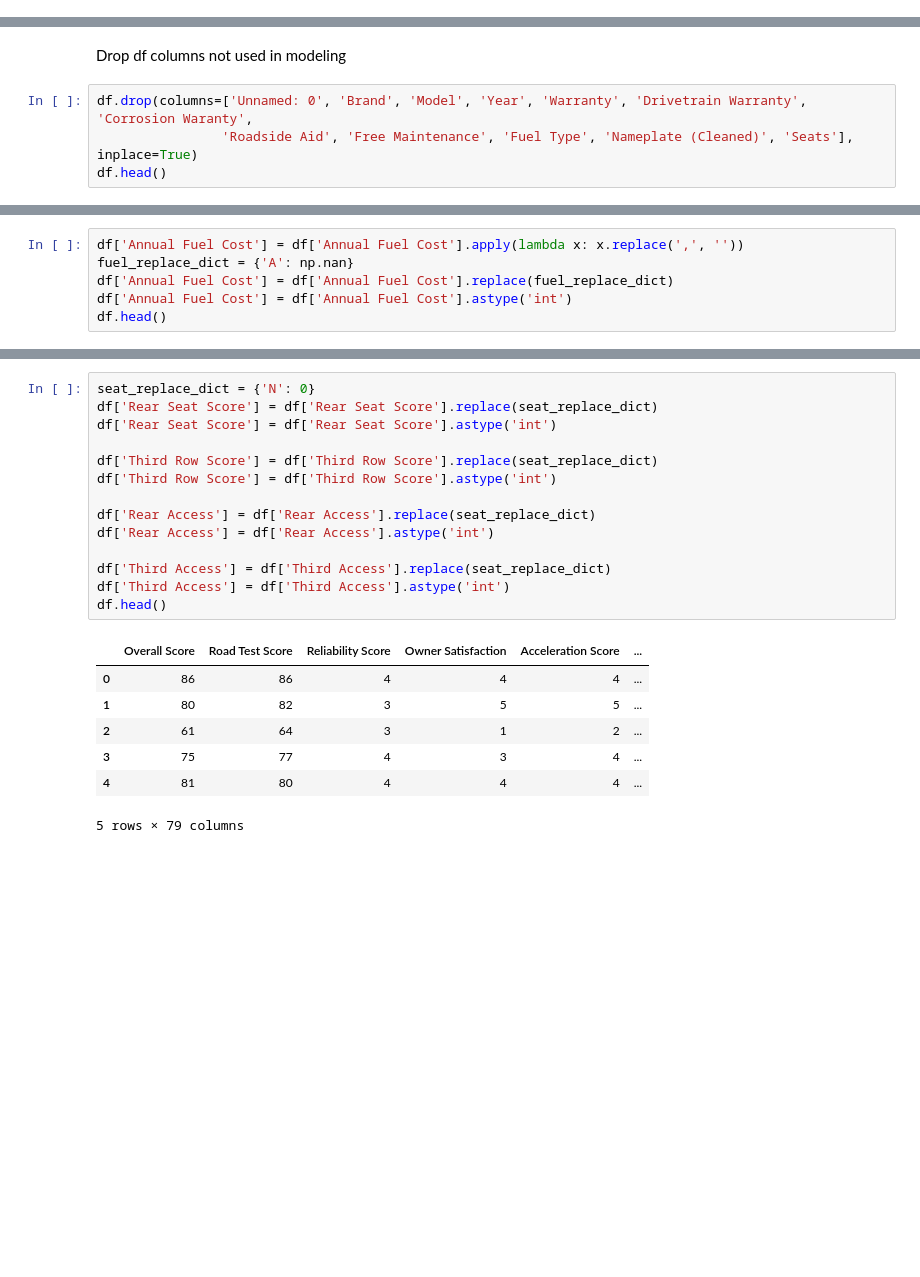
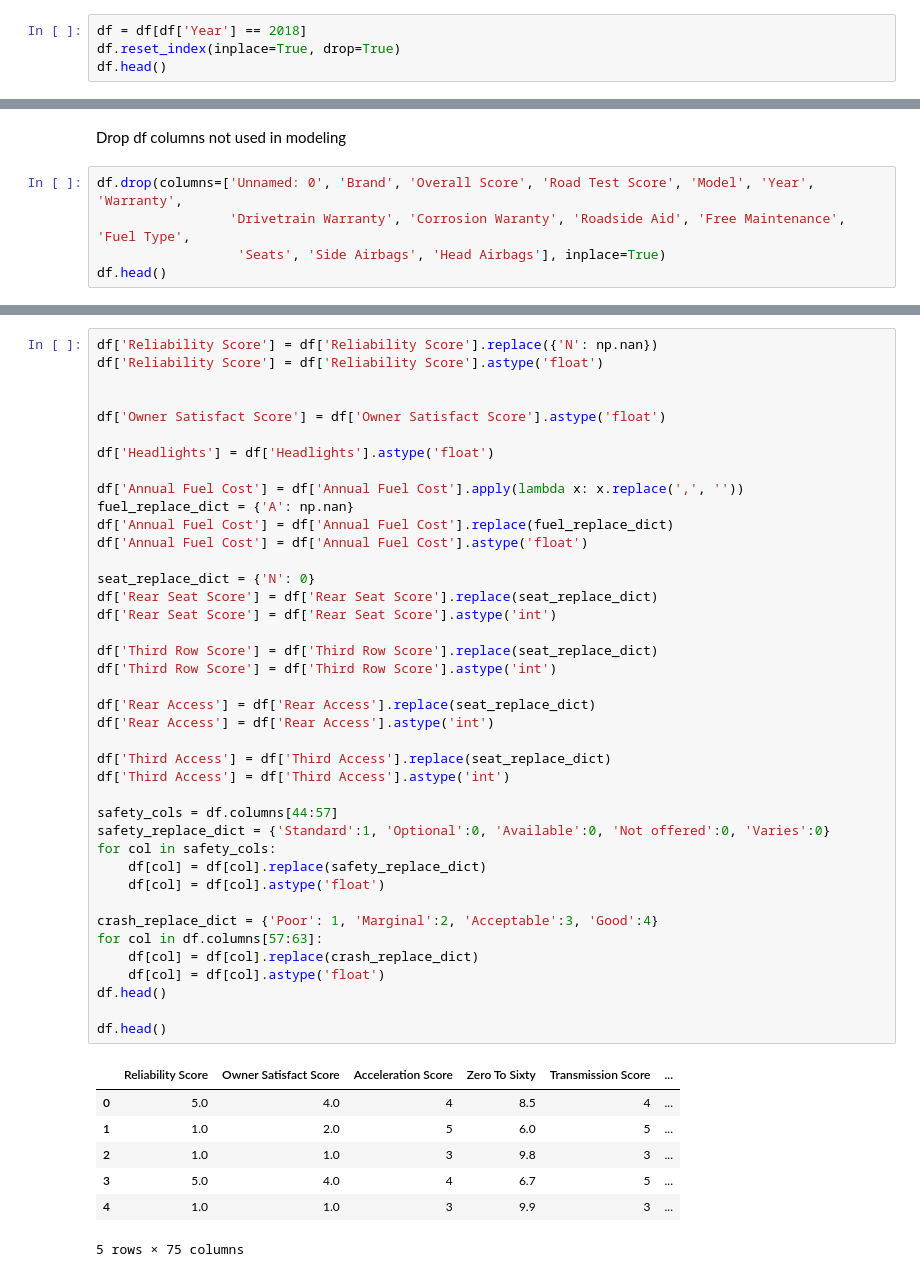
Before and after one commit to blantj/consumer_reports_sales_regression, a Jupyter notebook: Modeling.ipynb, the cells around one changed output, grey strips where cells are left out. Saved outputs shown, nothing was run; the diff lists cells and outputs as text; blank space fills up the shorter version.

```diff
--- a/Modeling.ipynb
+++ b/Modeling.ipynb
@@ -20,0 +30,4 @@ df.head()
+# %%
+df = df[df['Year'] == 2018]
+df.reset_index(inplace=True, drop=True)
+df.head()
@@ -45,7 +66,8 @@ memory usage: 164.4+ KB
 # %% [markdown]
 Drop df columns not used in modeling
 # %%
-df.drop(columns=['Unnamed: 0', 'Brand', 'Model', 'Year', 'Warranty', 'Drivetrain Warranty', 'Corrosion Waranty',
-                'Roadside Aid', 'Free Maintenance', 'Fuel Type', 'Nameplate (Cleaned)', 'Seats'], inplace=True)
+df.drop(columns=['Unnamed: 0', 'Brand', 'Overall Score', 'Road Test Score', 'Model', 'Year', 'Warranty',
+                 'Drivetrain Warranty', 'Corrosion Waranty', 'Roadside Aid', 'Free Maintenance', 'Fuel Type',
+                  'Seats', 'Side Airbags', 'Head Airbags'], inplace=True)
 df.head()
 # %% [output]
@@ -61,6 +80,0 @@ Replace 'Annual Fuel Cost' 'A' values leading to object datatype with np.nan to
-# %%
-df['Annual Fuel Cost'] = df['Annual Fuel Cost'].apply(lambda x: x.replace(',', ''))
-fuel_replace_dict = {'A': np.nan}
-df['Annual Fuel Cost'] = df['Annual Fuel Cost'].replace(fuel_replace_dict)
-df['Annual Fuel Cost'] = df['Annual Fuel Cost'].astype('int')
-df.head()
@@ -77,22 +83,48 @@ Replace rear and third row score 'A' values leading to object datatype with 0 to
 # %%
+df['Reliability Score'] = df['Reliability Score'].replace({'N': np.nan})
+df['Reliability Score'] = df['Reliability Score'].astype('float')
+
+
+df['Owner Satisfact Score'] = df['Owner Satisfact Score'].astype('float')
+
+df['Headlights'] = df['Headlights'].astype('float')
+
+df['Annual Fuel Cost'] = df['Annual Fuel Cost'].apply(lambda x: x.replace(',', ''))
+fuel_replace_dict = {'A': np.nan}
+df['Annual Fuel Cost'] = df['Annual Fuel Cost'].replace(fuel_replace_dict)
+df['Annual Fuel Cost'] = df['Annual Fuel Cost'].astype('float')
+
 seat_replace_dict = {'N': 0}
 df['Rear Seat Score'] = df['Rear Seat Score'].replace(seat_replace_dict)
 df['Rear Seat Score'] = df['Rear Seat Score'].astype('int')
 
 df['Third Row Score'] = df['Third Row Score'].replace(seat_replace_dict)
 df['Third Row Score'] = df['Third Row Score'].astype('int')
 
 df['Rear Access'] = df['Rear Access'].replace(seat_replace_dict)
 df['Rear Access'] = df['Rear Access'].astype('int')
 
 df['Third Access'] = df['Third Access'].replace(seat_replace_dict)
 df['Third Access'] = df['Third Access'].astype('int')
+
+safety_cols = df.columns[44:57]
+safety_replace_dict = {'Standard':1, 'Optional':0, 'Available':0, 'Not offered':0, 'Varies':0}
+for col in safety_cols:
+    df[col] = df[col].replace(safety_replace_dict)
+    df[col] = df[col].astype('float')
+
+crash_replace_dict = {'Poor': 1, 'Marginal':2, 'Acceptable':3, 'Good':4}
+for col in df.columns[57:63]:
+    df[col] = df[col].replace(crash_replace_dict)
+    df[col] = df[col].astype('float')
 df.head()
+
+df.head()
 # %% [output]
-|  | Overall Score | Road Test Score | Reliability Score | Owner Satisfaction | Acceleration Score | ... |
-| 0 | 86 | 86 | 4 | 4 | 4 | ... |
-| 1 | 80 | 82 | 3 | 5 | 5 | ... |
-| 2 | 61 | 64 | 3 | 1 | 2 | ... |
-| 3 | 75 | 77 | 4 | 3 | 4 | ... |
-| 4 | 81 | 80 | 4 | 4 | 4 | ... |
+|  | Reliability Score | Owner Satisfact Score | Acceleration Score | Zero To Sixty | Transmission Score | ... |
+| 0 | 5.0 | 4.0 | 4 | 8.5 | 4 | ... |
+| 1 | 1.0 | 2.0 | 5 | 6.0 | 5 | ... |
+| 2 | 1.0 | 1.0 | 3 | 9.8 | 3 | ... |
+| 3 | 5.0 | 4.0 | 4 | 6.7 | 5 | ... |
+| 4 | 1.0 | 1.0 | 3 | 9.9 | 3 | ... |
-5 rows × 79 columns
+5 rows × 75 columns
```
Also changed, not shown: parts of 39 cells of this notebook.
